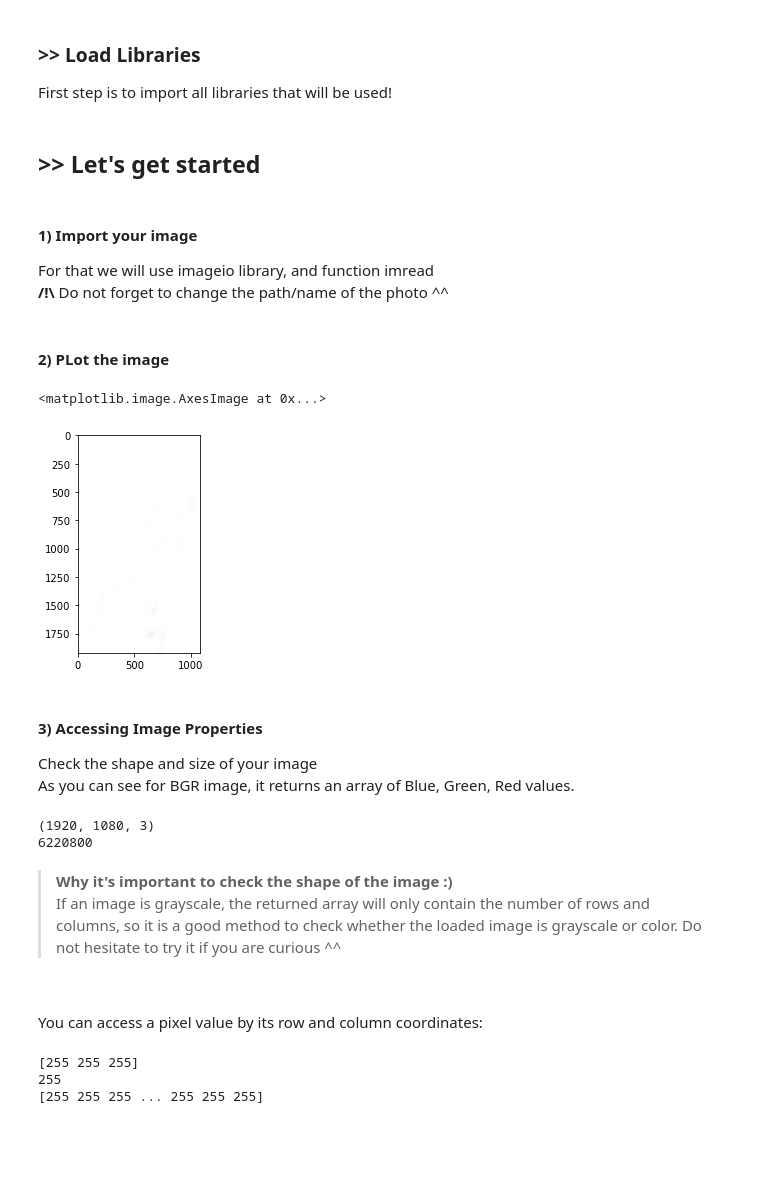
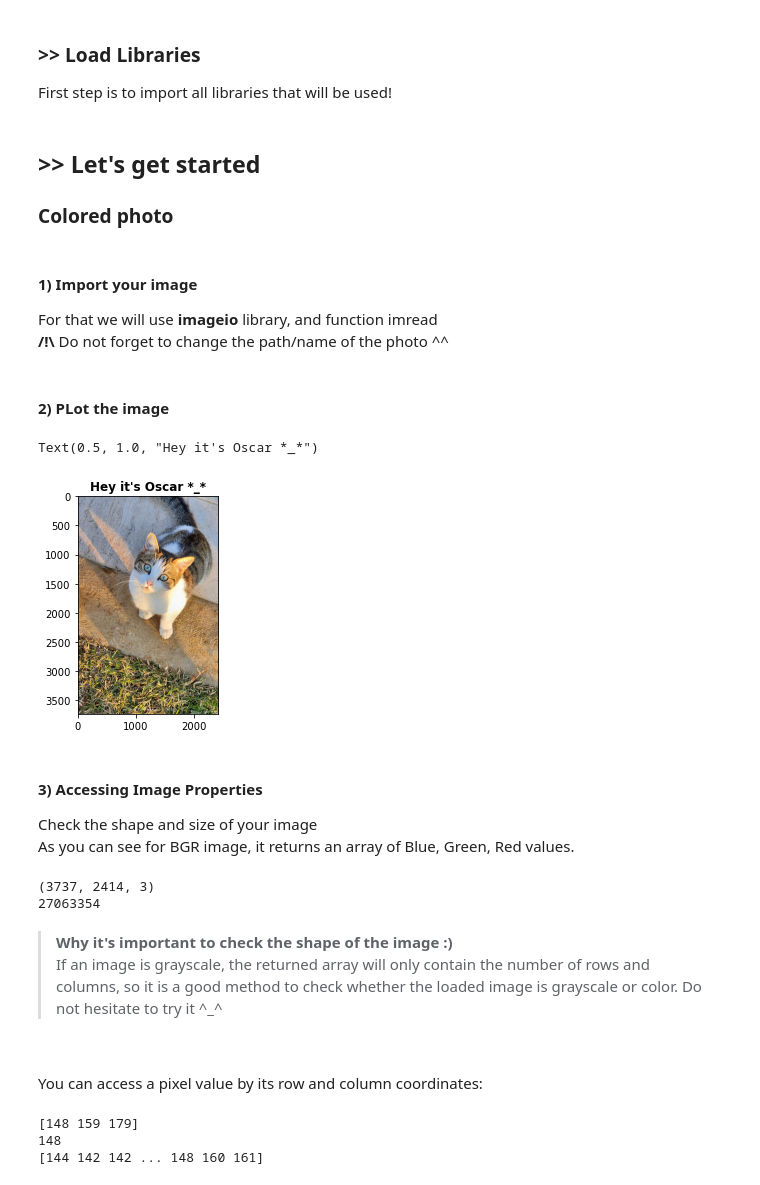
Before and after one commit to fjomaa38/TP_master, a Jupyter notebook: 01_photograph.ipynb, the cells around one changed output. Drawn from its saved outputs; the diff is of its cells as text; code cells hidden in the pictures; blank space fills up the shorter version.

```diff
--- a/01_photograph.ipynb
+++ b/01_photograph.ipynb
@@ -31,19 +34,21 @@ import numpy as np
 import imageio as im # to read image data
 # %% [markdown]
 ## >> <b> Let's get started </b>
+###  <b> Colored photo </b>
 # %% [markdown]
 #### <b>1)  Import your image </b>
-For that we will use imageio library, and function imread
+For that we will use **imageio** library, and function imread
 <br><b> /!\ </b> Do not forget to change the path/name of the photo ^^
 # %%
-img=im.imread('~/TP_master/Data/Photo/JOMAA_photo.jpg')
+img=im.imread('~/TP_master/Data/Photo/oscar.jpeg',pilmode="RGB")
 # %% [markdown]
 #### <b> 2) PLot the image </b>
 # %%
 plt.imshow(img)
+plt.title("Hey it's Oscar *_*",fontweight='bold')
 # %% [output]
-<matplotlib.image.AxesImage at 0x...>
+Text(0.5, 1.0, "Hey it's Oscar *_*")
-[figure, old version]
+[figure, new version]
 # %% [markdown]
 #### <b> 3) Accessing Image Properties </b>
 Check the shape and size of your image
@@ -56,11 +61,11 @@ img.size  # total number of pixels
 print(img.shape)
 print(img.size)
 # %% [output]
-(1920, 1080, 3)
-6220800
+(3737, 2414, 3)
+27063354
 # %% [markdown]
 > <b>Why it's important to check the shape of the image :)</b>
- <br>If an image is grayscale, the returned array will only contain the number of rows and columns, so it is a good method to check whether the loaded image is grayscale or color. Do not hesitate to try it if you are curious ^^
+ <br>If an image is grayscale, the returned array will only contain the number of rows and columns, so it is a good method to check whether the loaded image is grayscale or color. Do not hesitate to try it ^_^
 # %% [markdown]
 <br>You can access a pixel value by its row and column coordinates:
 # %%
@@ -75,7 +80,7 @@ print(blue)
 B=img[:,:,0].flatten()
 print(B)
 # %% [output]
-[255 255 255]
-255
-[255 255 255 ... 255 255 255]
+[148 159 179]
+148
+[144 142 142 ... 148 160 161]
 # %% [markdown]
```
Also changed, not shown: parts of 7 cells of this notebook.
